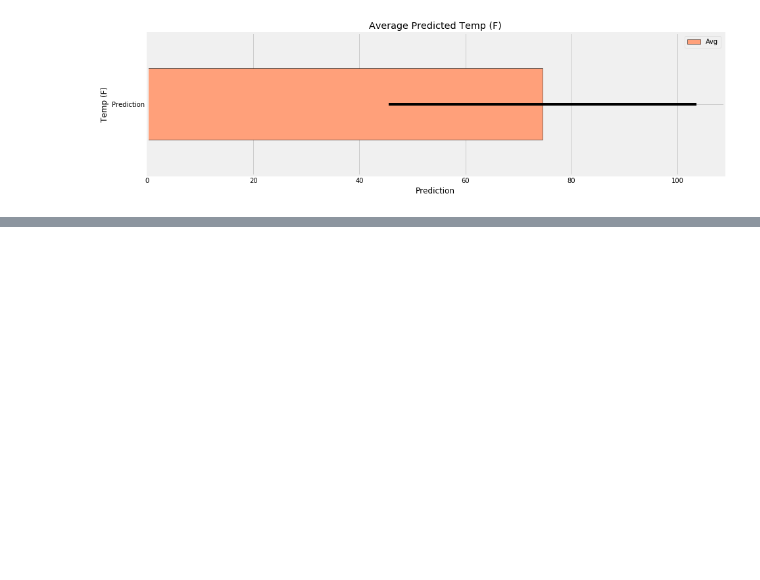
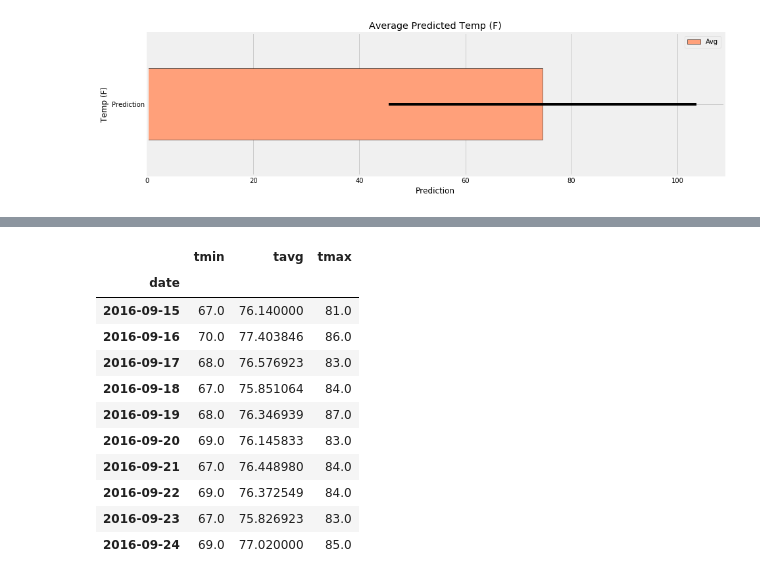
Before and after one commit to srmonteiro/DS_Bootcamp_HW, a Jupyter notebook: Monteiro_wk11_ADSR_Climate_Surf/Monteiro_wk11_ADSR_SurfWeather.ipynb, the cells around one changed output, grey strips where cells are left out. Saved outputs shown, nothing was run; the diff lists cells and outputs as text; code cells hidden in the pictures; blank space fills up the shorter version.

```diff
--- a/Monteiro_wk11_ADSR_Climate_Surf/Monteiro_wk11_ADSR_SurfWeather.ipynb
+++ b/Monteiro_wk11_ADSR_Climate_Surf/Monteiro_wk11_ADSR_SurfWeather.ipynb
@@ -502,0 +575,30 @@ plt.close()
+# %%
+# Load the previous query results into a Pandas DataFrame and add the `trip_dates` range as the `date` index
+
+
+# Create a dataframe from the previous query
+daily_normals_df= pd.DataFrame(daily_normals,columns=['tmin', 'tavg', 'tmax'])
+
+# Add trip_dates to Pandas DataFrame
+daily_normals_df['date']= trip_dates
+
+# Change datatype from element to datetime object on Pandas, makes x axis title to add
+daily_normals_df['date'] = pd.to_datetime(daily_normals_df['date'], format='%Y-%m-%d')
+
+# Set index to date
+daily_normals_df.set_index('date',inplace=True)
+
+daily_normals_df.head(10)
+# %% [output]
+|  | tmin | tavg | tmax |
+| date |  |  |  |
+| 2016-09-15 | 67.0 | 76.140000 | 81.0 |
+| 2016-09-16 | 70.0 | 77.403846 | 86.0 |
+| 2016-09-17 | 68.0 | 76.576923 | 83.0 |
+| 2016-09-18 | 67.0 | 75.851064 | 84.0 |
+| 2016-09-19 | 68.0 | 76.346939 | 87.0 |
+| 2016-09-20 | 69.0 | 76.145833 | 83.0 |
+| 2016-09-21 | 67.0 | 76.448980 | 84.0 |
+| 2016-09-22 | 69.0 | 76.372549 | 84.0 |
+| 2016-09-23 | 67.0 | 75.826923 | 83.0 |
+| 2016-09-24 | 69.0 | 77.020000 | 85.0 |
```
Also changed, not shown: parts of 3 cells of this notebook, 2 other files.
